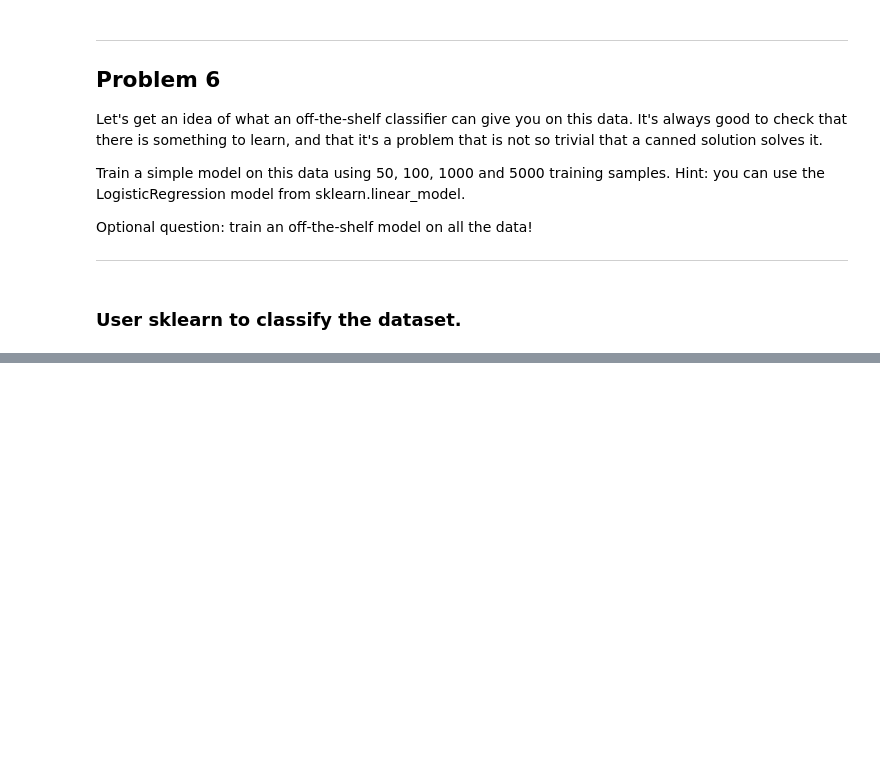
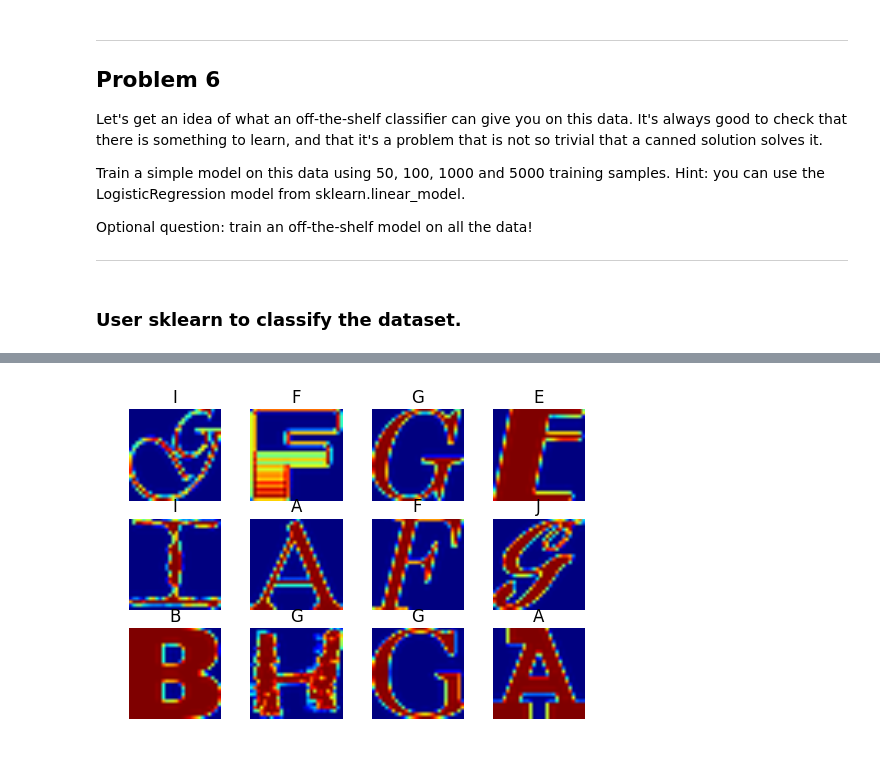
Before and after one commit to fortyMiles/tensorflow_udacity, a Jupyter notebook: 1_notmnist.ipynb, the cells around one changed output, grey strips where cells are left out. Saved outputs shown, nothing was run; the diff lists cells and outputs as text; code cells hidden in the pictures; blank space fills up the shorter version.

Commit message:
logistcal regression

```diff
--- a/1_notmnist.ipynb
+++ b/1_notmnist.ipynb
@@ -423,3 +431,14 @@ Optional question: train an off-the-shelf model on all the data!
 ---
 # %% [markdown]
 ### User sklearn to classify the dataset.
+# %%
+classifier = LogisticRegression(random_state=0)
+
+train_size = 5000
+
+train_X = train_dataset[:train_size]
+train_Y = train_labels[:train_size]
+
+nsamples, nx, ny = train_X.shape
+d2_train_X = train_X.reshape(train_size, nx*ny)
+%time classifier.fit(d2_train_X, train_Y)
@@ -425,0 +452,24 @@ Optional question: train an off-the-shelf model on all the data!
+# %%
+def change_to_2d_data(data):
+    nsamples, nx, ny = data.shape
+    return data.reshape((nsamples, nx*ny))
+
+predict_label = classifier.predict(change_to_2d_data(test_dataset))
+# %%
+def show_predict(test_dataset, test_label):
+    labels = 'ABCDEFGHIJ'
+    weight, height = 3, 4
+    test_dataset = test_dataset[:weight*height]
+    test_label = test_label[:weight*height]
+    for ii in range(weight*height):
+        plt.subplot(weight, height, ii+1)
+        plt.axis('off')
+        predict_label = labels[test_label[ii]]
+        plt.title(predict_label)
+        plt.imshow(test_dataset[ii])
+# %%
+show_num = 20
+start = random.randint(0, len(test_dataset)-show_num)
+show_predict(test_dataset[:show_num], predict_label[:show_num])
+# %% [output]
+[figure, added]
```
Also changed, not shown: parts of 8 cells of this notebook.
